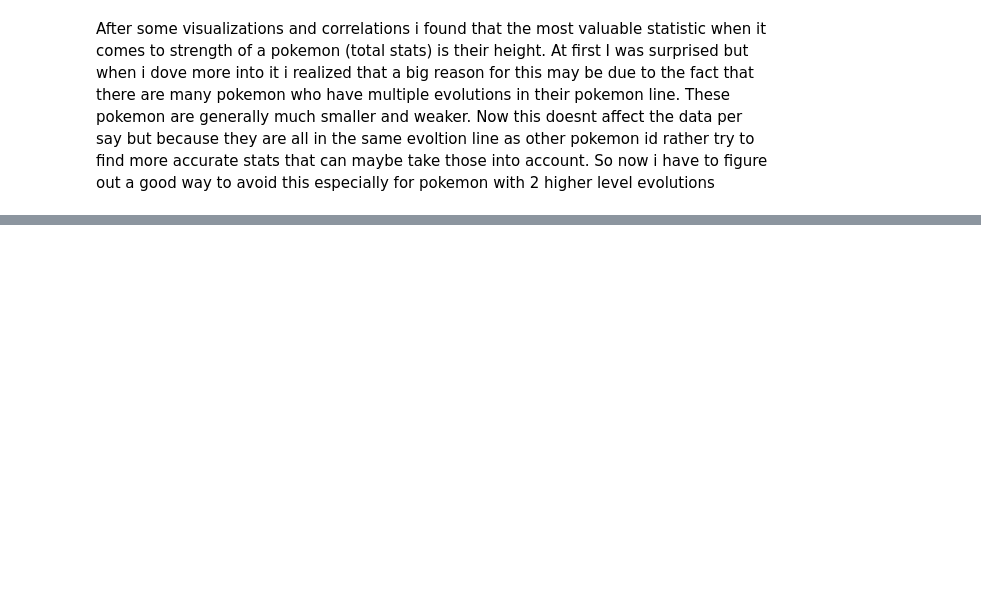
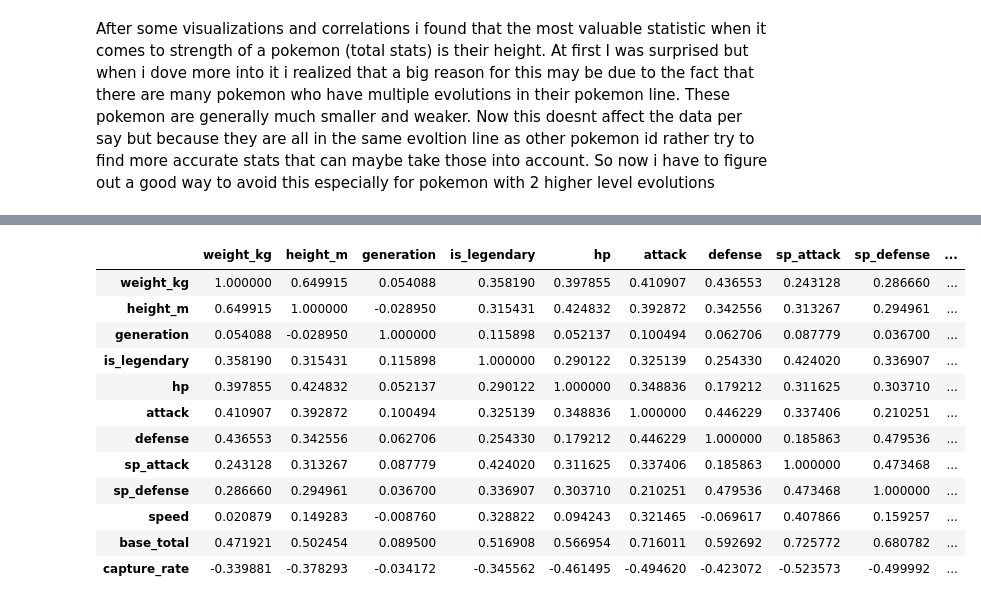
Before and after one commit to Ahila700/kaggle_projects, a Jupyter notebook: pokemon_stats/Pokemon_correlations.ipynb, the cells around one changed output, grey strips where cells are left out. Cells and saved outputs as stored; diff of their text form; code cells hidden in the pictures; blank space fills up the shorter version.

```diff
--- a/pokemon_stats/Pokemon_correlations.ipynb
+++ b/pokemon_stats/Pokemon_correlations.ipynb
@@ -105,0 +189,16 @@ After some visualizations and correlations i found that the most valuable statis
+# %%
+poke_2[poke_2.columns[0:16]].corr(method = 'pearson')
+# %% [output]
+|  | weight_kg | height_m | generation | is_legendary | hp | attack | defense | sp_attack | sp_defense | ... |
+| weight_kg | 1.000000 | 0.649915 | 0.054088 | 0.358190 | 0.397855 | 0.410907 | 0.436553 | 0.243128 | 0.286660 | ... |
+| height_m | 0.649915 | 1.000000 | -0.028950 | 0.315431 | 0.424832 | 0.392872 | 0.342556 | 0.313267 | 0.294961 | ... |
+| generation | 0.054088 | -0.028950 | 1.000000 | 0.115898 | 0.052137 | 0.100494 | 0.062706 | 0.087779 | 0.036700 | ... |
+| is_legendary | 0.358190 | 0.315431 | 0.115898 | 1.000000 | 0.290122 | 0.325139 | 0.254330 | 0.424020 | 0.336907 | ... |
+| hp | 0.397855 | 0.424832 | 0.052137 | 0.290122 | 1.000000 | 0.348836 | 0.179212 | 0.311625 | 0.303710 | ... |
+| attack | 0.410907 | 0.392872 | 0.100494 | 0.325139 | 0.348836 | 1.000000 | 0.446229 | 0.337406 | 0.210251 | ... |
+| defense | 0.436553 | 0.342556 | 0.062706 | 0.254330 | 0.179212 | 0.446229 | 1.000000 | 0.185863 | 0.479536 | ... |
+| sp_attack | 0.243128 | 0.313267 | 0.087779 | 0.424020 | 0.311625 | 0.337406 | 0.185863 | 1.000000 | 0.473468 | ... |
+| sp_defense | 0.286660 | 0.294961 | 0.036700 | 0.336907 | 0.303710 | 0.210251 | 0.479536 | 0.473468 | 1.000000 | ... |
+| speed | 0.020879 | 0.149283 | -0.008760 | 0.328822 | 0.094243 | 0.321465 | -0.069617 | 0.407866 | 0.159257 | ... |
+| base_total | 0.471921 | 0.502454 | 0.089500 | 0.516908 | 0.566954 | 0.716011 | 0.592692 | 0.725772 | 0.680782 | ... |
+| capture_rate | -0.339881 | -0.378293 | -0.034172 | -0.345562 | -0.461495 | -0.494620 | -0.423072 | -0.523573 | -0.499992 | ... |
```
Also changed, not shown: parts of 11 cells of this notebook, 1 other file.
